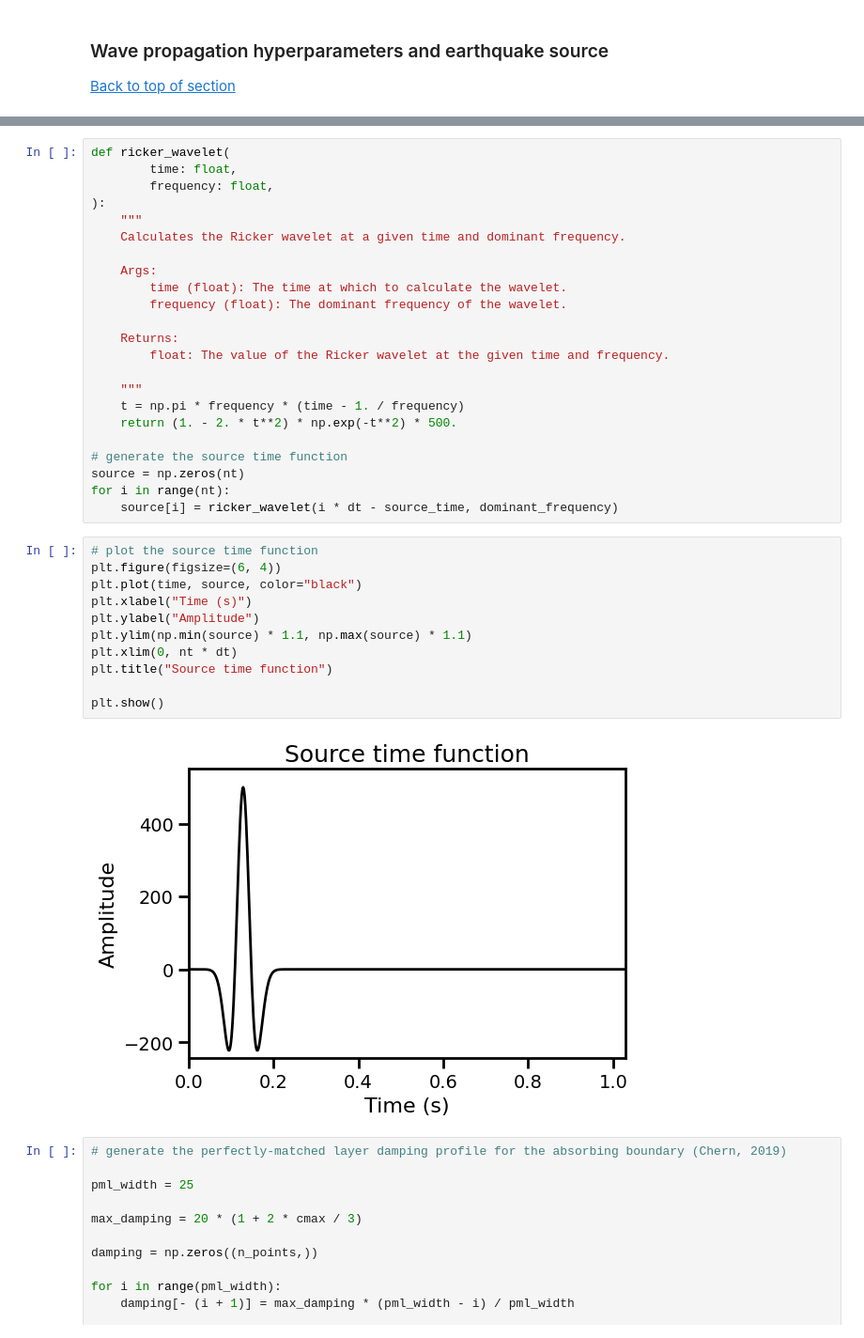
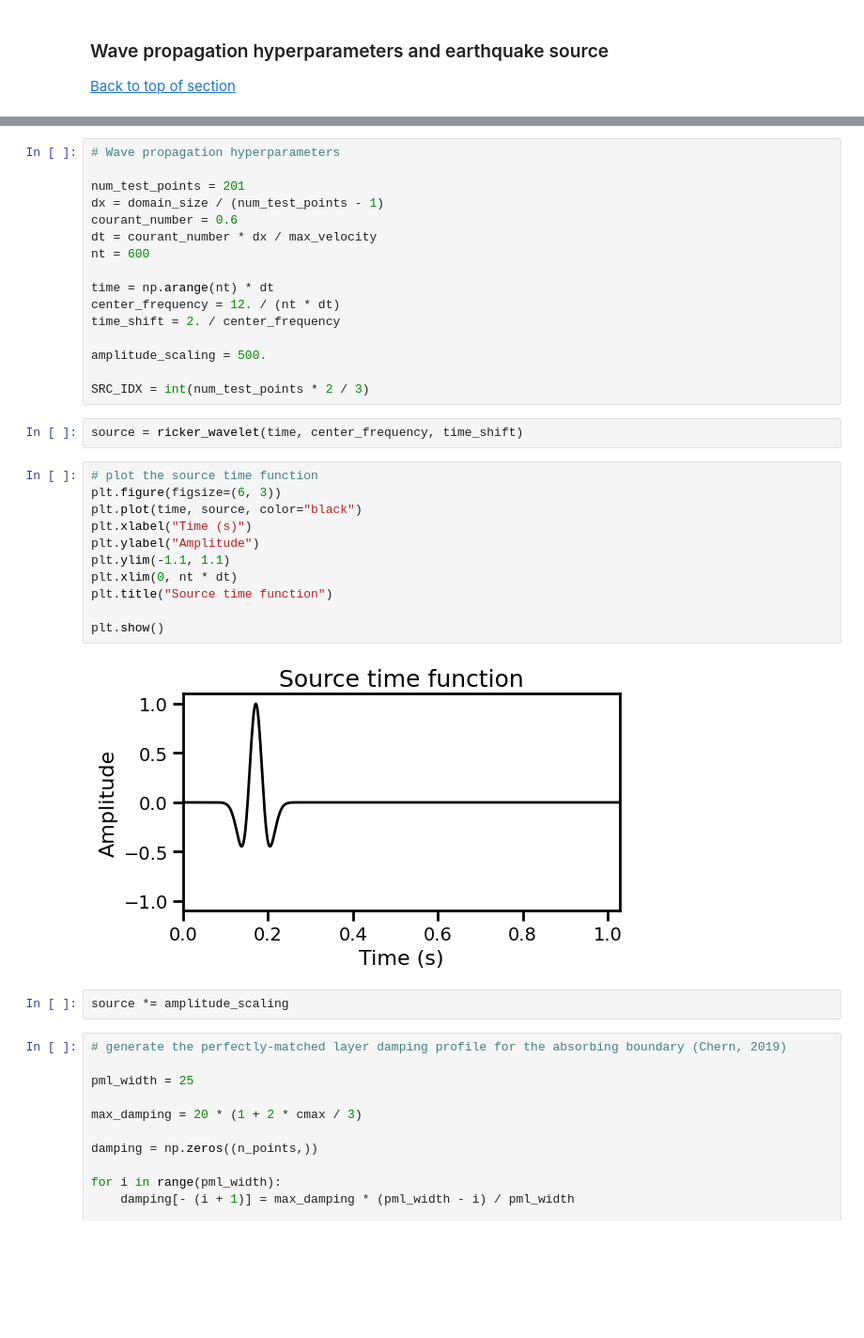
Before and after one commit to sscivier/gp-prob-earthquake-shaking, a Jupyter notebook: workflow.ipynb, the cells around one changed output, grey strips where cells are left out. Shown at 94% size. Drawn from its saved outputs; the diff is of its cells as text; blank space fills up the shorter version.

```diff
--- a/workflow.ipynb
+++ b/workflow.ipynb
@@ -404,39 +390,36 @@ time = np.arange(nt) * dt
-# %%
-def ricker_wavelet(
-        time: float,
-        frequency: float,
-):
-    """
-    Calculates the Ricker wavelet at a given time and dominant frequency.
-
-    Args:
-        time (float): The time at which to calculate the wavelet.
-        frequency (float): The dominant frequency of the wavelet.
-
-    Returns:
-        float: The value of the Ricker wavelet at the given time and frequency.
-
-    """
-    t = np.pi * frequency * (time - 1. / frequency)
-    return (1. - 2. * t**2) * np.exp(-t**2) * 500.
-
-# generate the source time function
-source = np.zeros(nt)
-for i in range(nt):
-    source[i] = ricker_wavelet(i * dt - source_time, dominant_frequency)
+# %%
+# Wave propagation hyperparameters
+
+num_test_points = 201
+dx = domain_size / (num_test_points - 1)
+courant_number = 0.6
+dt = courant_number * dx / max_velocity
+nt = 600
+
+time = np.arange(nt) * dt
+center_frequency = 12. / (nt * dt)
+time_shift = 2. / center_frequency
+
+amplitude_scaling = 500.
+
+SRC_IDX = int(num_test_points * 2 / 3)
+# %%
+source = ricker_wavelet(time, center_frequency, time_shift)
 # %%
 # plot the source time function
-plt.figure(figsize=(6, 4))
+plt.figure(figsize=(6, 3))
 plt.plot(time, source, color="black")
 plt.xlabel("Time (s)")
 plt.ylabel("Amplitude")
-plt.ylim(np.min(source) * 1.1, np.max(source) * 1.1)
+plt.ylim(-1.1, 1.1)
 plt.xlim(0, nt * dt)
 plt.title("Source time function")
 
 plt.show()
 # %% [output]
-[figure, old version]
+[figure, new version]
+# %%
+source *= amplitude_scaling
 # %%
 # generate the perfectly-matched layer damping profile for the absorbing boundary (Chern, 2019)
 
```
Also changed, not shown: parts of 2 cells of this notebook, 1 other file.
